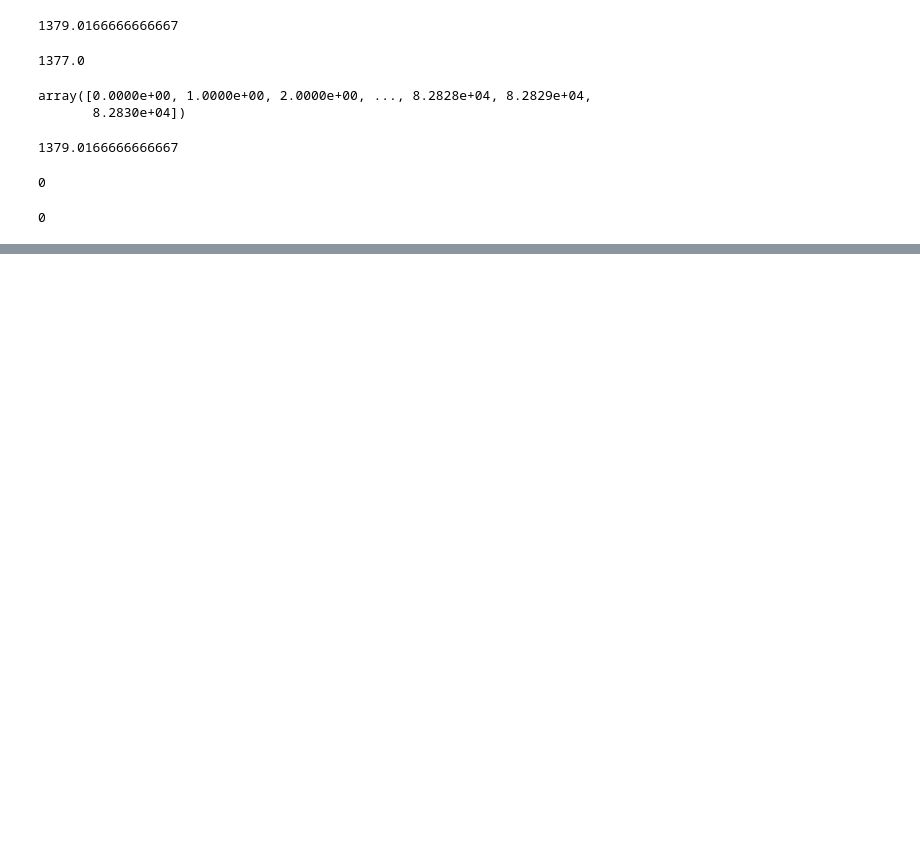
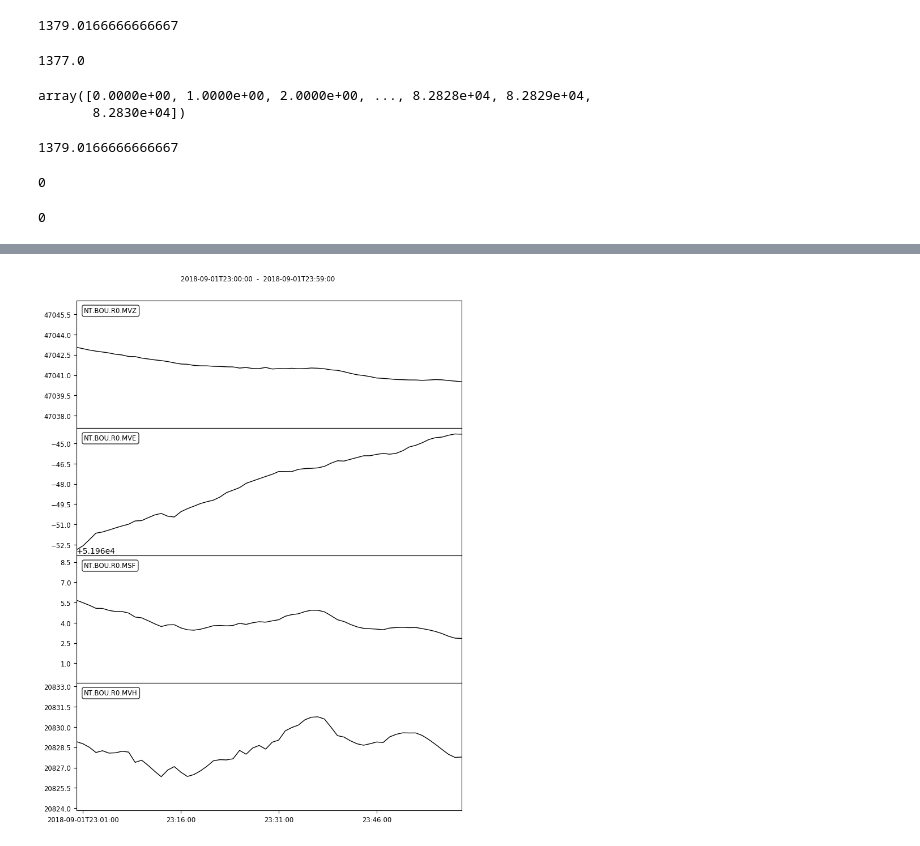
Before and after one commit to usgs/geomag-algorithms, a Jupyter notebook: docs/algorithms/FilterAlgorithm.ipynb, the cells around one changed output, grey strips where cells are left out. Saved outputs shown, nothing was run; the diff lists cells and outputs as text; code cells hidden in the pictures; blank space fills up the shorter version.

```diff
--- a/docs/algorithms/FilterAlgorithm.ipynb
+++ b/docs/algorithms/FilterAlgorithm.ipynb
@@ -704,0 +719,2 @@ np.isnan(bouf[0].data).sum()
+# %%
+bou2f = filterer.process(bou2)
@@ -704,0 +743,4 @@ np.isnan(bouf[0].data).sum()
+# %%
+bou2f.plot()
+# %% [output]
+[figure, added]
```
Also changed, not shown: parts of 15 cells of this notebook, 6 other files.
